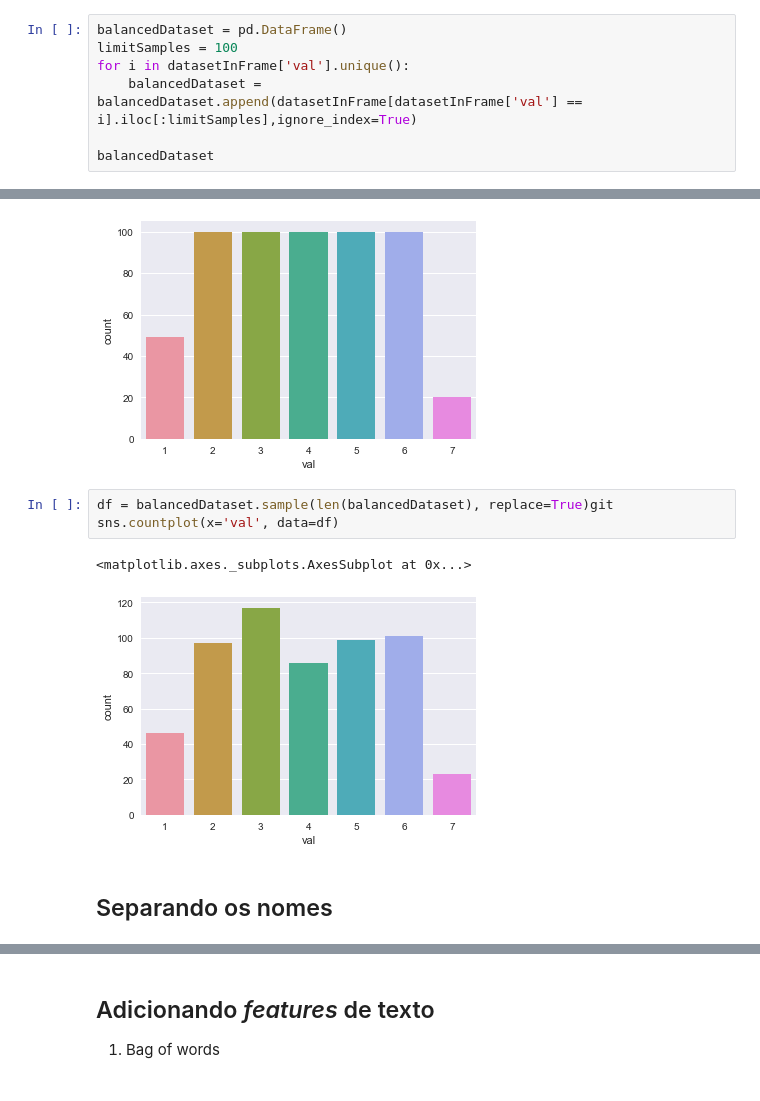
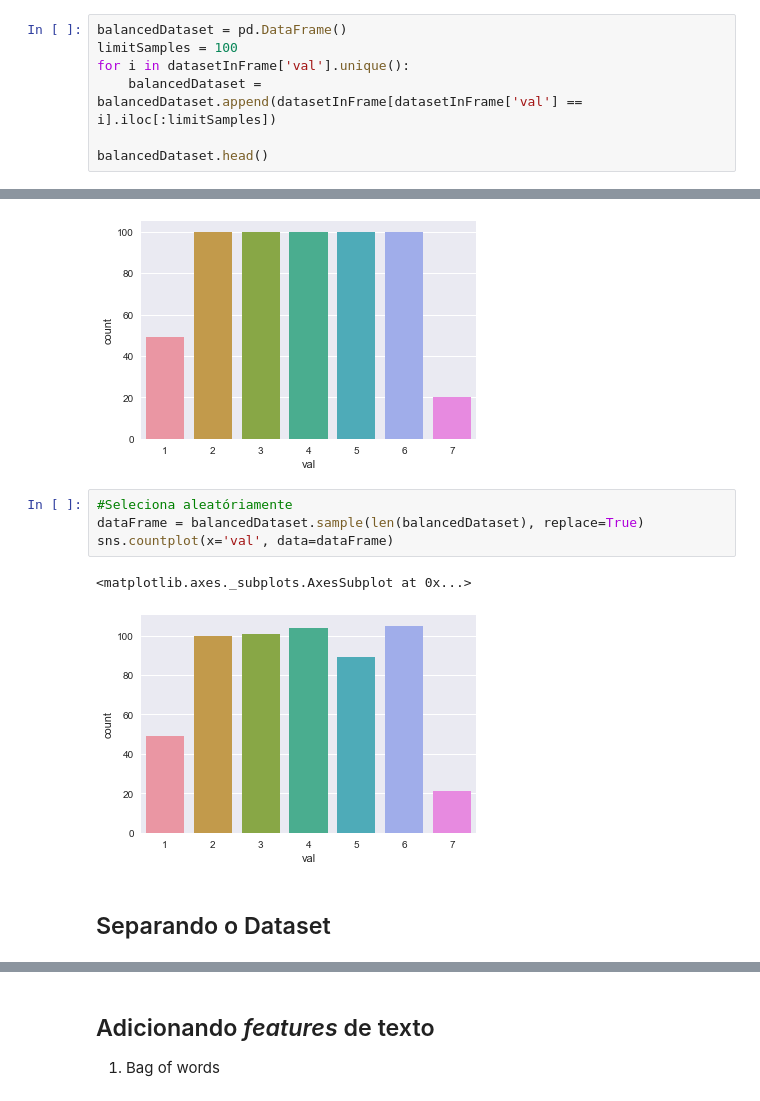
Before and after one commit to tpcyprianos/sentiment-analysis-tweets, a Jupyter notebook: pre_processing.ipynb, the cells around one changed output, grey strips where cells are left out. Saved outputs shown, nothing was run; the diff lists cells and outputs as text.

```diff
--- a/pre_processing.ipynb
+++ b/pre_processing.ipynb
@@ -151,8 +151,8 @@ Colunas removidas: date, time, cit e int
 balancedDataset = pd.DataFrame()
 limitSamples = 100
 for i in datasetInFrame['val'].unique():
-    balancedDataset = balancedDataset.append(datasetInFrame[datasetInFrame['val'] == i].iloc[:limitSamples],ignore_index=True)
+    balancedDataset = balancedDataset.append(datasetInFrame[datasetInFrame['val'] == i].iloc[:limitSamples])
 
-balancedDataset
+balancedDataset.head()
 # %% [output]
 |  | id | txt | val | int | cit | dia | date | time | isWeekend | isMad |
@@ -179,10 +167,11 @@ sns.countplot(x='val', data=balancedDataset)
 <matplotlib.axes._subplots.AxesSubplot at 0x...>
 [figure]
 # %%
-df = balancedDataset.sample(len(balancedDataset), replace=True)git
-sns.countplot(x='val', data=df)
+#Seleciona aleatóriamente
+dataFrame = balancedDataset.sample(len(balancedDataset), replace=True)
+sns.countplot(x='val', data=dataFrame)
 # %% [output]
 <matplotlib.axes._subplots.AxesSubplot at 0x...>
-[figure, old version]
+[figure, new version]
 # %% [markdown]
-## Separando os nomes
+## Separando o Dataset
```
Also changed, not shown: parts of 14 cells of this notebook.
